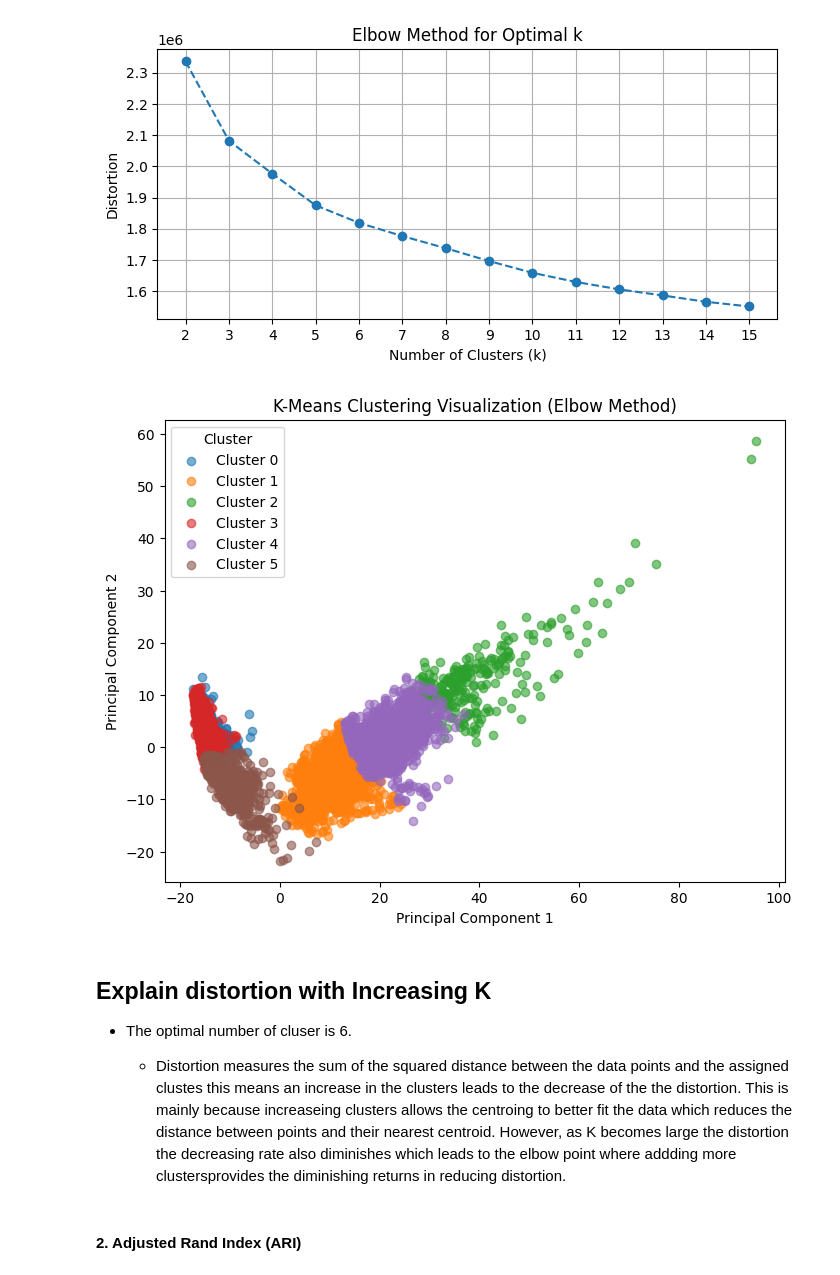
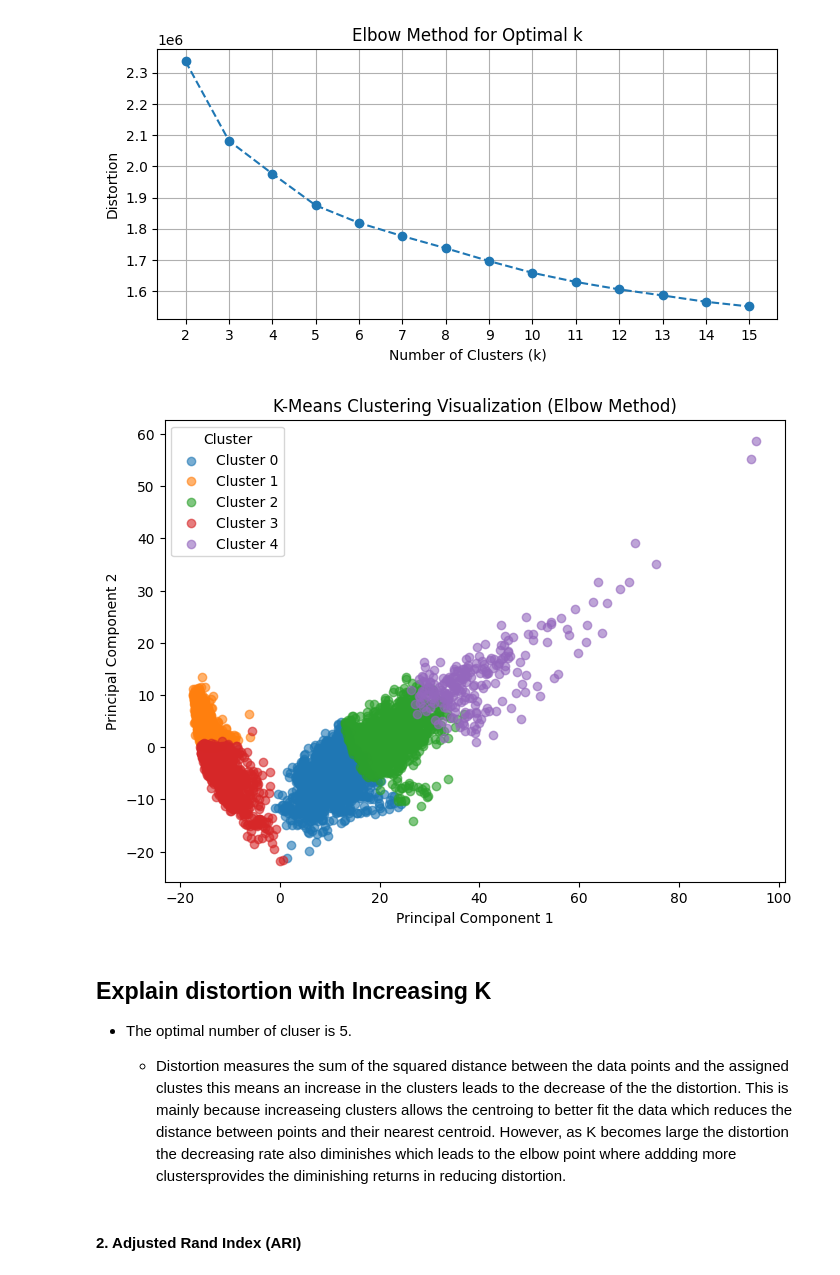
Before and after one commit to BBWorksB/Math-for-AI, a Jupyter notebook: Intro To Machine learning/Homework4/hw4_4_starter_notebook.ipynb, the cells around one changed output. Drawn from its saved outputs; the diff is of its cells as text; code cells hidden in the pictures.

```diff
--- a/Intro To Machine learning/Homework4/hw4_4_starter_notebook.ipynb
+++ b/Intro To Machine learning/Homework4/hw4_4_starter_notebook.ipynb
@@ -174,29 +174,29 @@ plt.show()
 [figure]
 # %%
 # Choose k based on the elbow method
-elbow_k = 6
+elbow_k = 5
 kmeans_elbow = KMeans(n_clusters=elbow_k, random_state=42, n_init=10)
 clusters_elbow = kmeans_elbow.fit_predict(X_train_scaled)
 
 # PCA for visualization - already computed PCA
 X_train_pca_elbow = X_train_pca
 
 # Plotting the clusters
 plt.figure(figsize=(8, 6))
 for cluster in range(elbow_k):
     indices = clusters_elbow == cluster
     plt.scatter(X_train_pca_elbow[indices, 0], X_train_pca_elbow[indices, 1], label=f'Cluster {cluster}', alpha=0.6)
 
 plt.title('K-Means Clustering Visualization (Elbow Method)')
 plt.xlabel('Principal Component 1')
 plt.ylabel('Principal Component 2')
 plt.legend(title='Cluster')
 plt.show()
 # %% [output]
-[figure, old version]
+[figure, new version]
 # %% [markdown]
 ## Explain distortion with Increasing K
- - The optimal number of cluser is 6.
+ - The optimal number of cluser is 5.
 
      - Distortion measures the sum of the squared distance between the  data points and the assigned clustes this means an increase in the clusters leads to the
     decrease of the the distortion. This is mainly because increaseing clusters allows the centroing to better fit the data which reduces the distance between points
```
Also changed, not shown: 42 other files.
